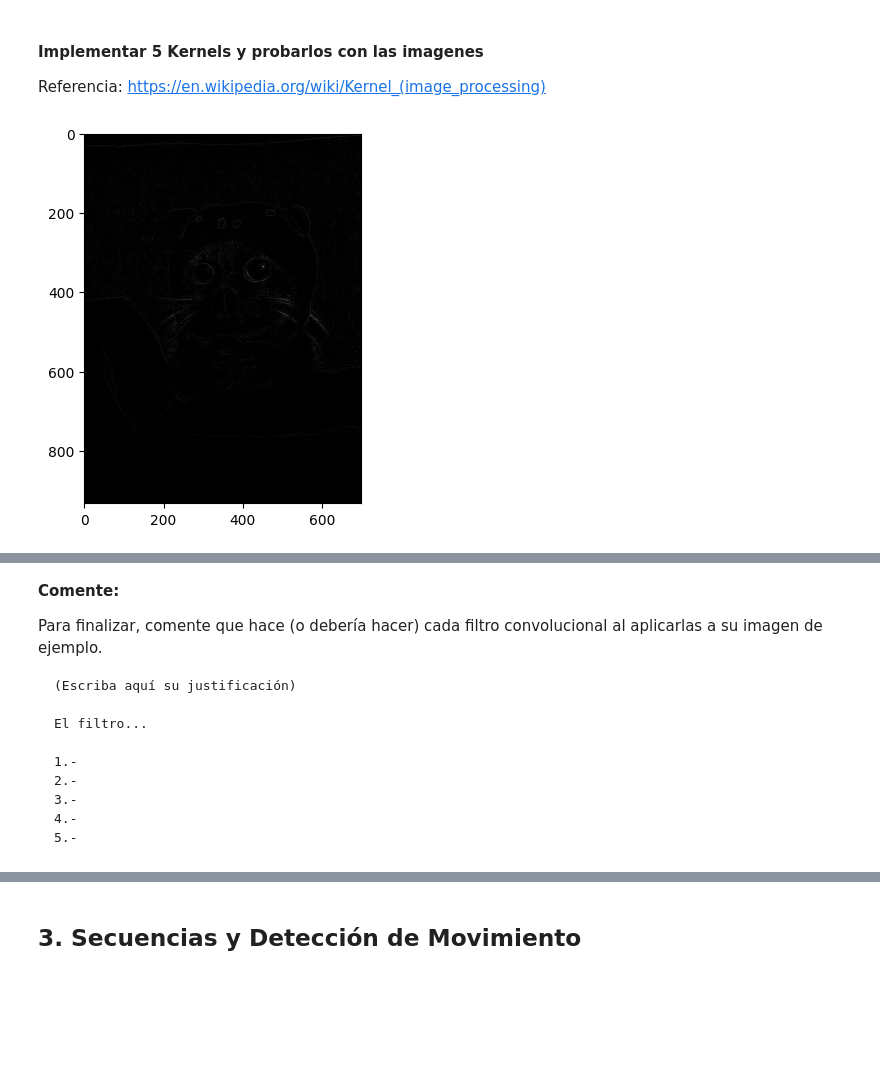
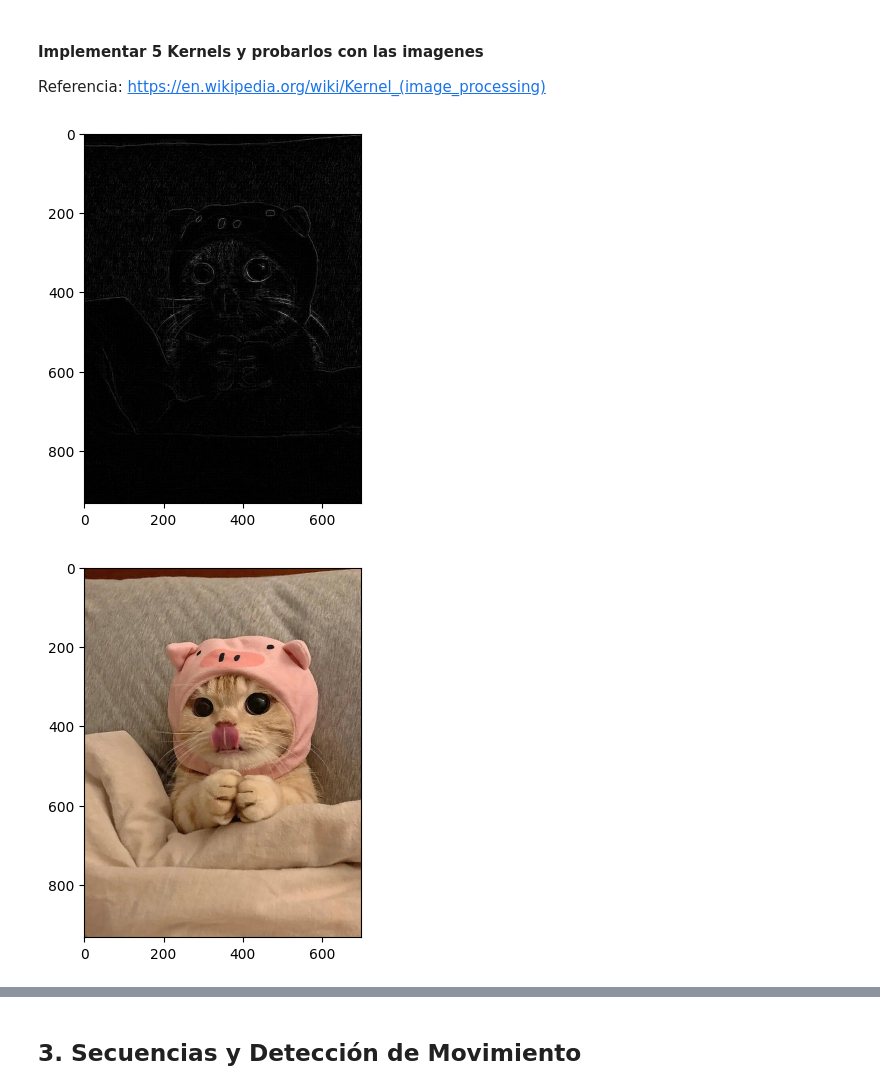
Before and after one commit to sofiachavezb/LabProgramacionMDS, a Jupyter notebook: Lab 2 - OOP/Lab2_enunciado.ipynb, the cells around one changed output, grey strips where cells are left out. Saved outputs shown, nothing was run; the diff lists cells and outputs as text; code cells hidden in the pictures; blank space fills up the shorter version.

````diff
--- a/Lab 2 - OOP/Lab2_enunciado.ipynb
+++ b/Lab 2 - OOP/Lab2_enunciado.ipynb
@@ -628,21 +638,26 @@ Referencia:
 https://en.wikipedia.org/wiki/Kernel_(image_processing)
 # %%
 # Convolución
-# Ridge
-kernel_1 = np.array([[0,-1,0],[-1,4,-1],[0,-1,0]])
+# Edge detection
+kernel_1 = np.array([[-1, -1, -1],[-1, 8, -1],[-1, -1, -1]])
 # Sharpen
 kernel_2 = np.array([[0,-1,0],[-1,5,-1],[0,-1,0]])
 # Box blur
 kernel_3 = np.ones_like(kernel_1)/9
 # Gaussian blur 3x3
 kernel_4 = np.array([[1, 2, 1],[2, 4, 2],[1, 2, 1]])
 # Unsharp masking
 kernel_5 = np.array([[1,  4,  6,  4, 1],
                     [4, 16, 24, 16, 4],
                     [6, 24, -476, 24, 6],
                     [4, 16, 24, 16, 4],
                     [1,  4,  6,  4, 1]])
 
 lib.conv_channel(gatito, kernel_1).show()
+lib.conv_channel(gatito, kernel_2).show()
+lib.conv_channel(gatito, kernel_3).show()
+lib.conv_channel(gatito, kernel_4).show()
+lib.conv_channel(gatito, kernel_5).show()
 # %% [output]
-[figure, old version]
+[figure, new version]
+[figure, added]
@@ -649,16 +666,0 @@ lib.conv_channel(gatito, kernel_1).show()
-# %% [markdown]
-**Comente:**
-
-Para finalizar, comente que hace (o debería hacer) cada filtro convolucional al aplicarlas a su imagen de ejemplo.
-
-```
-(Escriba aquí su justificación)
-
-El filtro...
-
-1.-
-2.-
-3.-
-4.-
-5.-
-```
````
Also changed, not shown: parts of 4 cells of this notebook.
